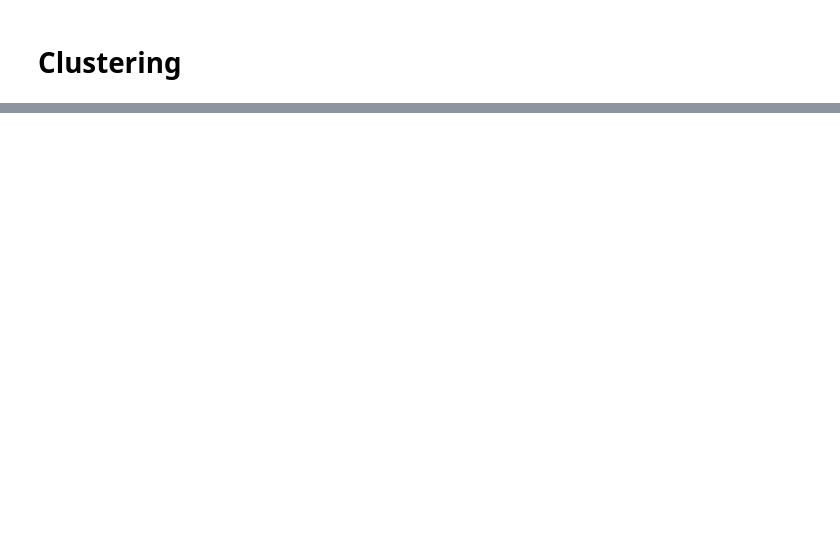
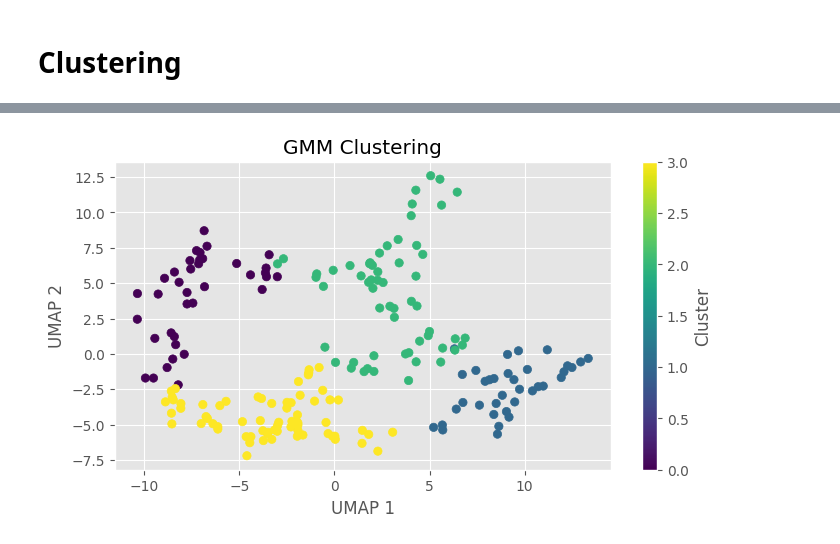
Before and after one commit to costasmexis/machinelearningcourse, a Jupyter notebook: assignment_3/Untitled.ipynb, the cells around one changed output, grey strips where cells are left out. Saved outputs shown, nothing was run; the diff lists cells and outputs as text; code cells hidden in the pictures; blank space fills up the shorter version.

```diff
--- a/assignment_3/Untitled.ipynb
+++ b/assignment_3/Untitled.ipynb
@@ -185,0 +218,3 @@ Optimal covariance matrix type: full
+# %%
+X = dataset.data_pca
+dataset.gaussianmixture(method='pca')
@@ -185,0 +234,13 @@ Optimal covariance matrix type: full
+# %%
+# Get the assigned cluster labels for each cell
+cluster_labels = np.argmax(dataset.posterior_probs, axis=1)
+
+# Create a scatter plot with color-coded clusters
+plt.scatter(X[:, 0], X[:, 1], c=cluster_labels, cmap='viridis')
+plt.xlabel('UMAP 1')
+plt.ylabel('UMAP 2')
+plt.title('GMM Clustering')
+plt.colorbar(label='Cluster')
+plt.show()
+# %% [output]
+[figure, added]
```
Also changed, not shown: parts of 9 cells of this notebook.
